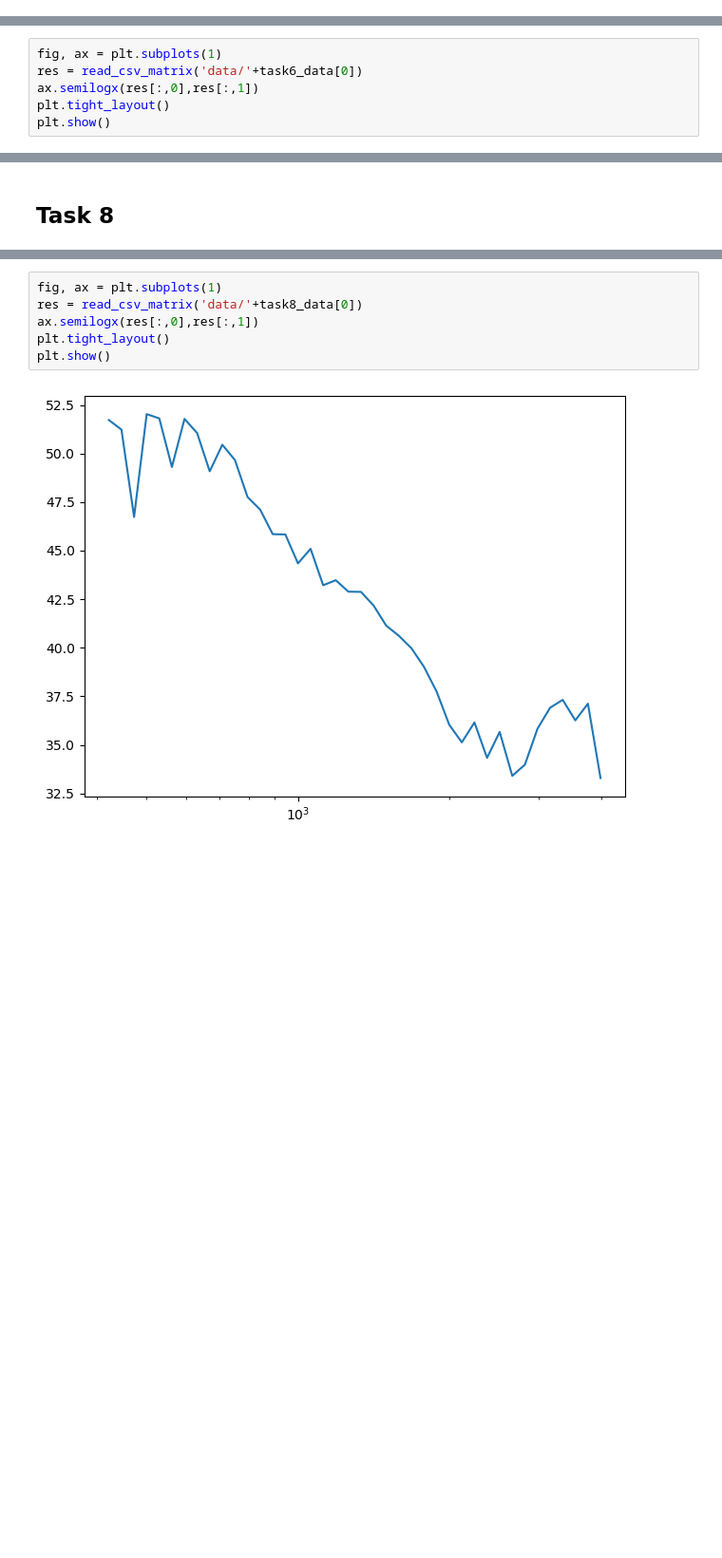
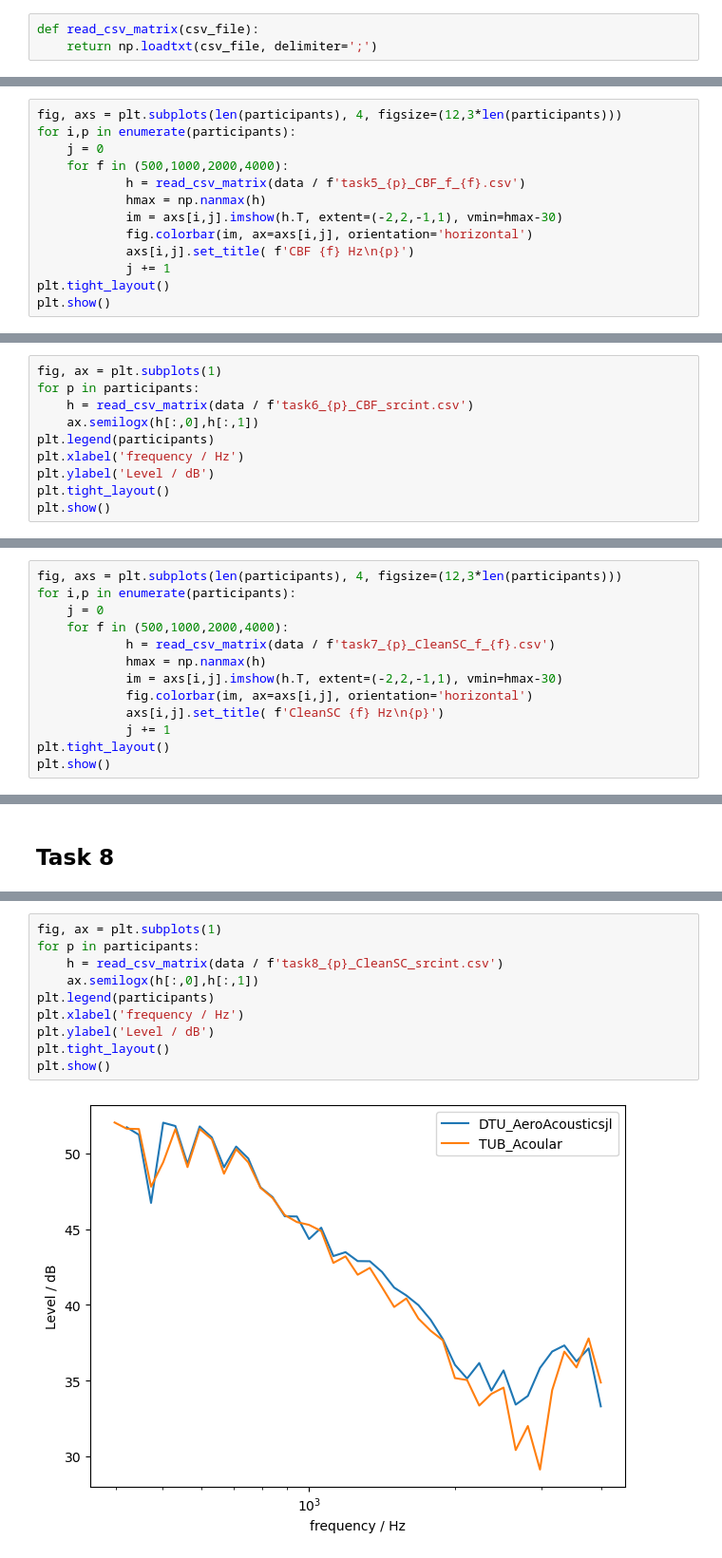
Before and after one commit to MicrophoneArrayBenchmarking/airfoil-in-kevlar-walled-windtunnel, a Jupyter notebook: Benchmark_results.ipynb, the cells around one changed output, grey strips where cells are left out. Shown at 95% size. Cells and saved outputs as stored; diff of their text form; blank space fills up the shorter version.

```diff
--- a/Benchmark_results.ipynb
+++ b/Benchmark_results.ipynb
@@ -16,2 +7,5 @@ def read_csv_matrix(csv_file):
+# %%
+def read_csv_matrix(csv_file):
+    return np.loadtxt(csv_file, delimiter=';')
 # %% [markdown]
 ## Task 1
@@ -181,0 +91,13 @@ plt.show()
+# %%
+fig, axs = plt.subplots(len(participants), 4, figsize=(12,3*len(participants)))
+for i,p in enumerate(participants):
+    j = 0
+    for f in (500,1000,2000,4000):
+            h = read_csv_matrix(data / f'task5_{p}_CBF_f_{f}.csv')
+            hmax = np.nanmax(h)
+            im = axs[i,j].imshow(h.T, extent=(-2,2,-1,1), vmin=hmax-30)
+            fig.colorbar(im, ax=axs[i,j], orientation='horizontal')
+            axs[i,j].set_title( f'CBF {f} Hz\n{p}')
+            j += 1
+plt.tight_layout()
+plt.show()
@@ -189,7 +108,11 @@ task6_data
 # %%
 fig, ax = plt.subplots(1)
-res = read_csv_matrix('data/'+task6_data[0])
-ax.semilogx(res[:,0],res[:,1])
+for p in participants:
+    h = read_csv_matrix(data / f'task6_{p}_CBF_srcint.csv')
+    ax.semilogx(h[:,0],h[:,1])
+plt.legend(participants)
+plt.xlabel('frequency / Hz')
+plt.ylabel('Level / dB')
 plt.tight_layout()
 plt.show()
 # %% [output]
@@ -229,0 +122,13 @@ plt.show()
+# %%
+fig, axs = plt.subplots(len(participants), 4, figsize=(12,3*len(participants)))
+for i,p in enumerate(participants):
+    j = 0
+    for f in (500,1000,2000,4000):
+            h = read_csv_matrix(data / f'task7_{p}_CleanSC_f_{f}.csv')
+            hmax = np.nanmax(h)
+            im = axs[i,j].imshow(h.T, extent=(-2,2,-1,1), vmin=hmax-30)
+            fig.colorbar(im, ax=axs[i,j], orientation='horizontal')
+            axs[i,j].set_title( f'CleanSC {f} Hz\n{p}')
+            j += 1
+plt.tight_layout()
+plt.show()
@@ -237,8 +139,12 @@ task8_data
 # %%
 fig, ax = plt.subplots(1)
-res = read_csv_matrix('data/'+task8_data[0])
-ax.semilogx(res[:,0],res[:,1])
+for p in participants:
+    h = read_csv_matrix(data / f'task8_{p}_CleanSC_srcint.csv')
+    ax.semilogx(h[:,0],h[:,1])
+plt.legend(participants)
+plt.xlabel('frequency / Hz')
+plt.ylabel('Level / dB')
 plt.tight_layout()
 plt.show()
 # %% [output]
-[figure, old version]
+[figure, new version]
```
Also changed, not shown: parts of 24 cells of this notebook.
